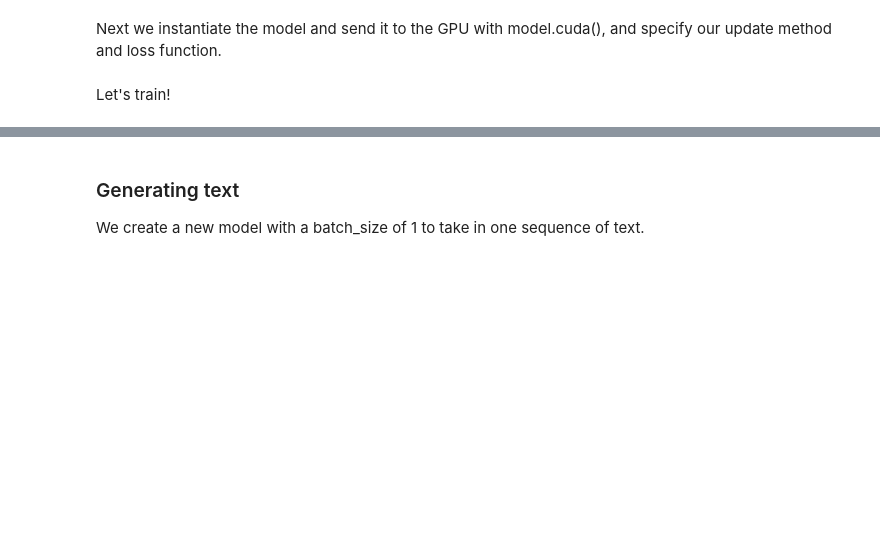
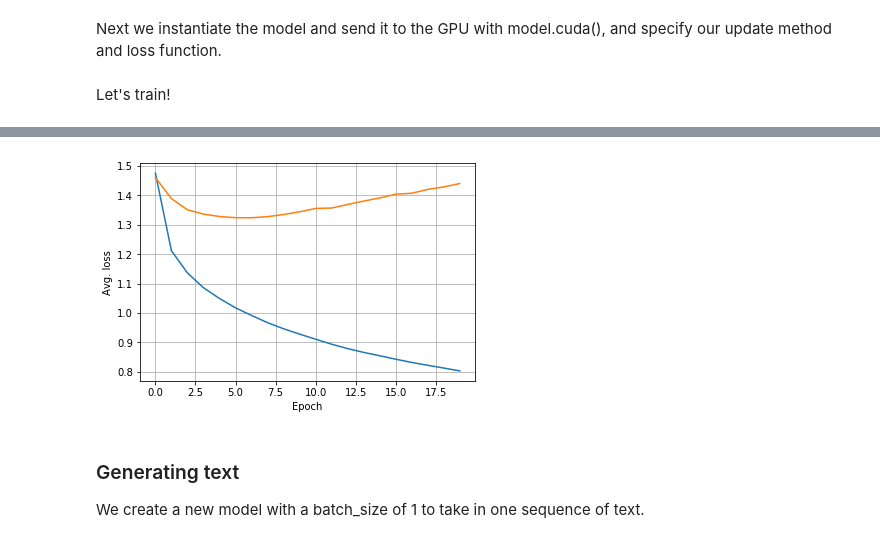
Before and after one commit to petetanru/char-rnn_pytorch, a Jupyter notebook: char-rnn-example.ipynb, the cells around one changed output, grey strips where cells are left out. Cells and saved outputs as stored; diff of their text form; code cells hidden in the pictures; blank space fills up the shorter version.

Commit message:
added valuation loader

```diff
--- a/char-rnn-example.ipynb
+++ b/char-rnn-example.ipynb
@@ -192,12 +202,19 @@ criterion = nn.NLLLoss(size_average=True)
 # %% [markdown]
 Let's train!
 # %%
-n_epochs = 40
+import matplotlib.pyplot as plt
+
+graph_train, graph_val = [], []
+best_val_loss = 100.0
+n_epochs = 20
 for epoch in range(n_epochs):
     start_time = time.time()
-    running_loss = 0.0
+    train_loss, train_acc = 0.0, 0.0
+    val_loss, val_acc = 0.0, 0.0
     hidden = model.init_hidden()
 
+    # train
+    model.train()
     for batch_idx, (data, target) in enumerate(train_loader):
         # send input to GPU and wrap in torch Variable
         data, target = data.cuda(), target.cuda()
@@ -212,7 +229,29 @@ for epoch in range(n_epochs):
         loss.backward()
         optimizer.step()
 
-        running_loss += loss.data[0]/len(train_loader)
+        train_loss += loss.data[0]/len(train_loader)
 
-    print('[%d] loss: %.3f tijme: %.3f' % (epoch + 1, running_loss, time.time() - start_time))
+
+    # evaluate with validation set
+    model.eval()
+    for batch_idx, (data, target) in enumerate(val_loader):
+        # send input to GPU and wrap in torch Variable
+        data, target = data.cuda(), target.cuda()
+        data, target = Variable(data, volatile=True), Variable(target)
+
+        # forward, backward, optimize
+        hidden = repackage_hidden(hidden)
+        output, hidden = model(data, hidden)
+        loss = criterion(output, target)
+
+        val_loss += loss.data[0]/len(val_loader)
+
+    graph_train.append(train_loss)
+    graph_val.append(val_loss)
+
+    print('[%d] train loss: %.3f val loss: %.3f time: %.3f' % (epoch + 1, train_loss, val_loss, time.time() - start_time))
+    if val_loss < best_val_loss:
+        best_val_loss = val_loss
+        torch.save(model.state_dict(), 'best_loss_weight')
+        print('saving least val loss model from epoch [%d]'% (epoch+1))
 # %% [output]
@@ -236 +275,10 @@ for epoch in range(n_epochs):
+# %%
+plt.ylabel('Avg. loss')
+plt.xlabel('Epoch')
+plt.plot(graph_train)
+plt.plot(graph_val)
+plt.grid(True)
+plt.show()
+# %% [output]
+[figure, added]
 # %%
```
Also changed, not shown: parts of 9 cells of this notebook, 1 other file.
